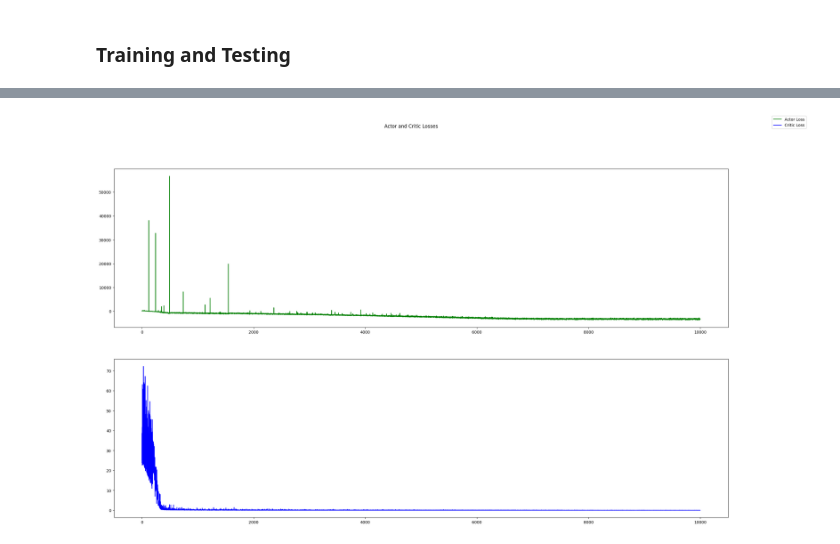
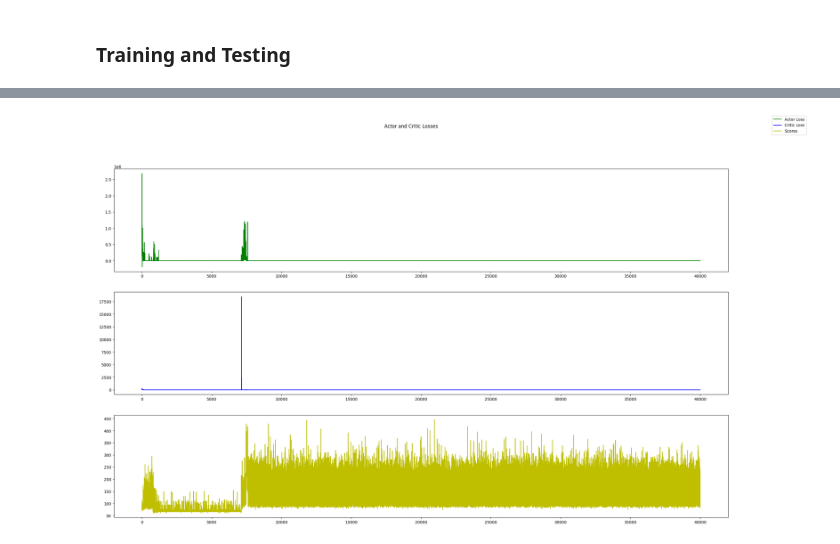
Before and after one commit to EugenioBugli/Walking-Humanoid-RL, a Jupyter notebook: huma.ipynb, the cells around one changed output, grey strips where cells are left out. Cells and saved outputs as stored; diff of their text form; code cells hidden in the pictures.

```diff
--- a/huma.ipynb
+++ b/huma.ipynb
@@ -103,11 +100,10 @@ class Actor(nn.Module) :
 ### Critic
 # %%
 class Critic(nn.Module):
-    def __init__(self, input_size, hidden_size, init_weight, lr, device=torch.device('cpu')):
+    def __init__(self, input_size, hidden_size, lr, device=torch.device('cpu')):
         super(Critic, self).__init__()
         self.input_size = input_size
         self.hidden_size = hidden_size
-        self.init_weight = init_weight
         self.lr = lr
         self.device = device
 
@@ -128,9 +124,6 @@ class Critic(nn.Module):
             out_features= 1
         )
 
-        self.fc3.weight.data.uniform_(-self.init_weight, self.init_weight)
-        self.fc3.bias.data.uniform_(-self.init_weight, self.init_weight)
-
         self.optimizer = optim.Adam(self.parameters(), lr=self.lr)
 
         self.criterion = nn.MSELoss()
@@ -144,6 +137,25 @@ class Critic(nn.Module):
         x = self.relu(self.fc2(x))
 
         return self.fc3(x)
+# %%
+class NormalizedActions(gym.ActionWrapper):
+    def action(self, action):
+        low  = self.action_space.low
+        high = self.action_space.high
+
+        action = low + (action + 1.0) * 0.5 * (high - low)
+        action = np.clip(action, low, high)
+
+        return action
+
+    def reverse_action(self, action):
+        low  = self.action_space.low
+        high = self.action_space.high
+
+        action = 2 * (action - low) / (high - low) - 1
+        action = np.clip(action, low, high)
+
+        return action
 # %% [markdown]
 ### Algorithm
 # %%
@@ -387,14 +394,13 @@ agent = Actor_Critic(
     input_size= 378,
     hidden_size= 32,
     n_actions= 17,
-    init_weight= 3e-3,
     min_act_value= 4e-1,
-    act_lr= 1e-4,
-    crt_lr= 1e-4,
-    num_episodes= 10000,
+    act_lr= 1e-2,
+    crt_lr= 1e-2,
+    num_episodes= 40000,
     gamma=0.9
 )
 
-act_losses, crt_losses = agent.train()
+act_losses, crt_losses, scores_rew = agent.train()
 agent.save('final')
 # %% [output]
@@ -418,18 +424,20 @@ Critic Loss:  tensor(
 # %%
 episodes = np.arange(1, agent.num_episodes + 1)
 
-fig, (ax1, ax2) = plt.subplots(2, 1)
+fig, (ax1, ax2, ax3) = plt.subplots(3, 1)
 fig.suptitle('Actor and Critic Losses')
 
 ax1.plot(episodes, act_losses, 'g', label='Actor Loss')
 
 ax2.plot(episodes, crt_losses, 'b', label='Critic Loss')
 
+ax3.plot(episodes, scores_rew, 'y', label='Scores')
+
 fig.legend()
 fig.set_figwidth(28)
 fig.set_figheight(16)
 # %% [output]
-[figure, old version]
+[figure, new version]
 # %%
 Evaluate_Humanoid(agent, 10)
 # %% [output]
```
Also changed, not shown: parts of 7 cells of this notebook, 12 other files.
